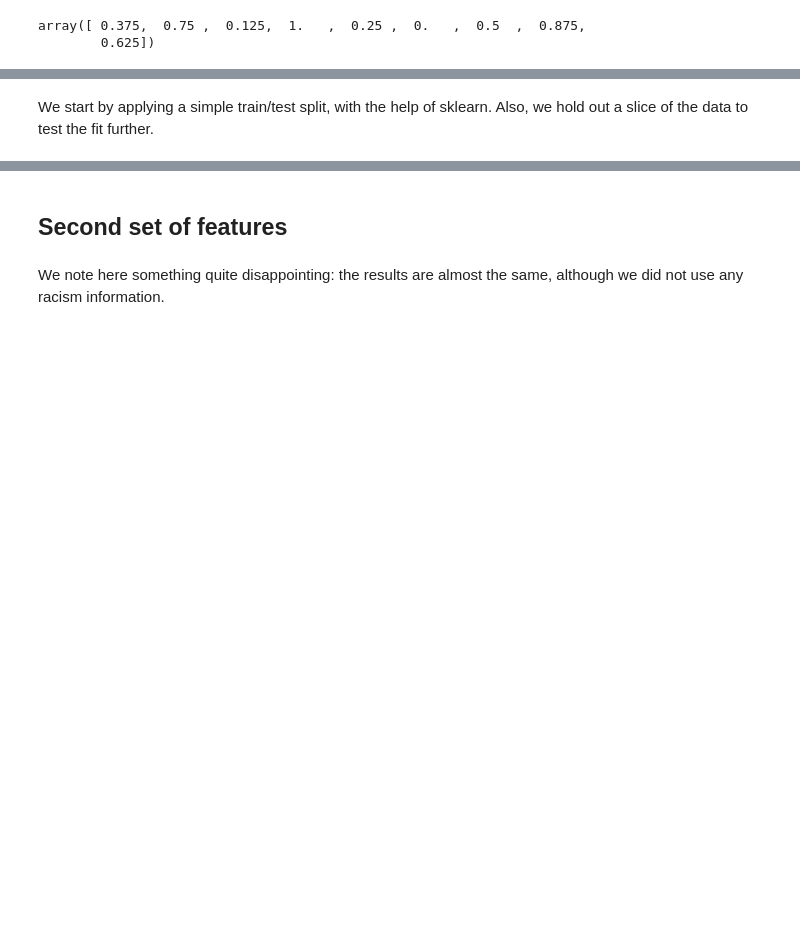
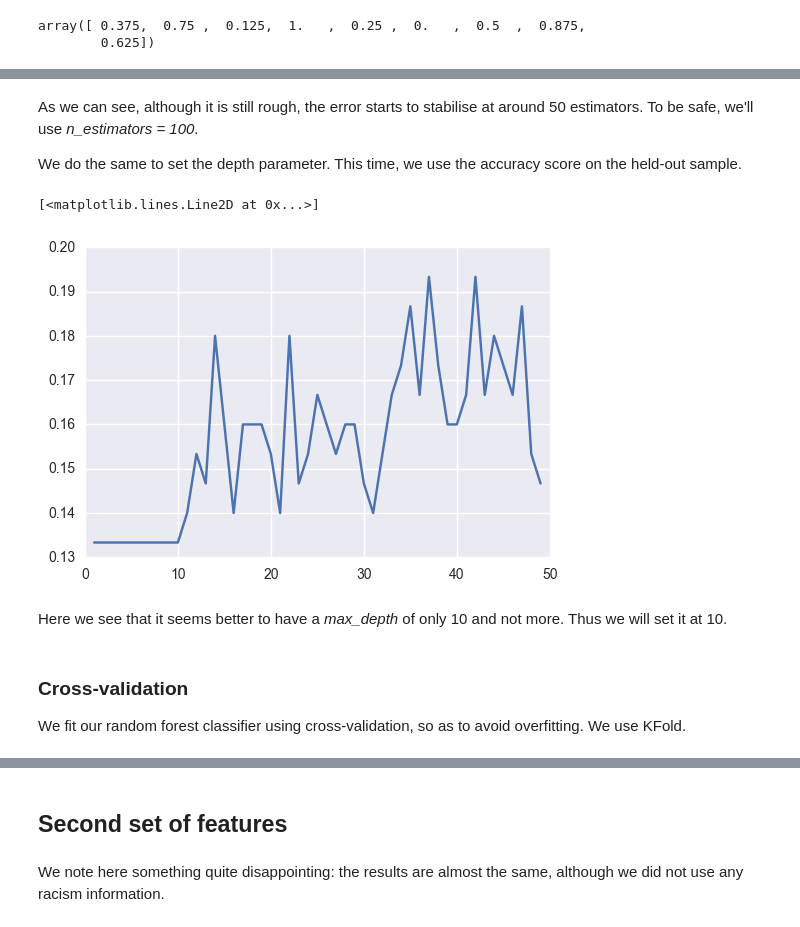
Before and after one commit to jmuth/ADA_homeworks, a Jupyter notebook: 04 - Applied ML/1_Supervised.ipynb, the cells around one changed output, grey strips where cells are left out. Saved outputs shown, nothing was run; the diff lists cells and outputs as text; code cells hidden in the pictures; blank space fills up the shorter version.

```diff
--- a/04 - Applied ML/1_Supervised.ipynb
+++ b/04 - Applied ML/1_Supervised.ipynb
@@ -66,6 +76,6 @@ cols = [#'height',
 # %%
 # choose the appropriate separator for skin_colour
-b = ff.separator
+b = ff.binary_separator
 # transform the df into np matrix
 data, target, labels = ff.prepare_data(df, cols, b)
 # %% [output]
@@ -110,2 +112,4 @@ plt.plot(range(5, 200, 1), oob, '-')
-# %% [markdown]
-We start by applying a simple train/test split, with the help of sklearn. Also, we hold out a slice of the data to test the fit further.
+# %% [markdown]
+As we can see, although it is still rough, the error starts to stabilise at around 50 estimators. To be safe, we'll use *n_estimators = 100*.
+
+We do the same to set the depth parameter. This time, we use the accuracy score on the held-out sample.
@@ -111,0 +124,11 @@ We start by applying a simple train/test split, with the help of sklearn. Also,
+# %%
+plt.plot(range(1, 50, 1), acc, '-')
+# %% [output]
+[<matplotlib.lines.Line2D at 0x...>]
+[figure, added]
+# %% [markdown]
+Here we see that it seems better to have a *max_depth* of only 10 and not more. Thus we will set it at 10.
+# %% [markdown]
+### Cross-validation
+
+We fit our random forest classifier using cross-validation, so as to avoid overfitting. We use KFold.
```
Also changed, not shown: parts of 23 cells of this notebook, 1 other file.
